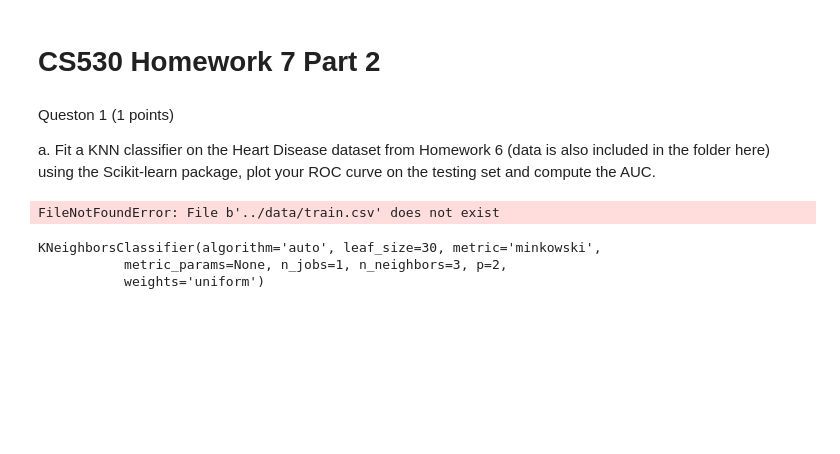
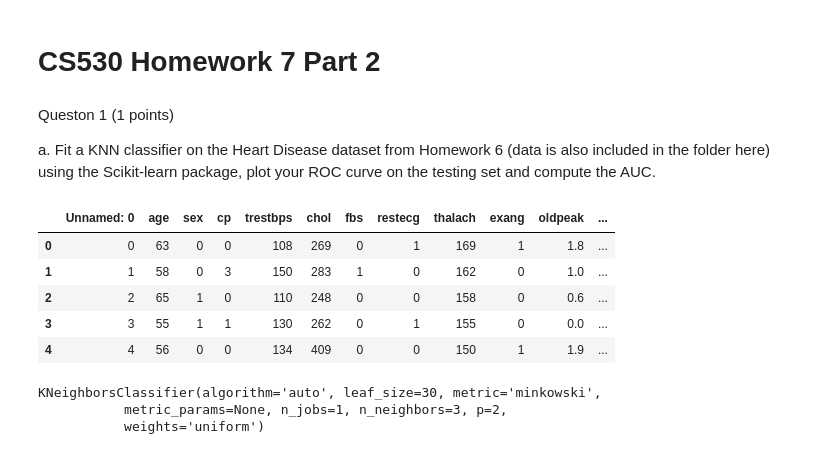
Before and after one commit to nayanika-g/knn, a Jupyter notebook: HW7_Part2_updated.ipynb, the cells around one changed output. Cells and saved outputs as stored; diff of their text form; code cells hidden in the pictures; blank space fills up the shorter version.

```diff
--- a/HW7_Part2_updated.ipynb
+++ b/HW7_Part2_updated.ipynb
@@ -7,10 +7,15 @@ a. Fit a KNN classifier on the Heart Disease dataset from Homework 6 (data is al
 # %%
 # Your code goes here
 import pandas as pd
-train = pd.read_csv('../data/train.csv')
+train = pd.read_csv("../hw7part2/train.csv")
 train.head()
 # %% [output]
-FileNotFoundError: File b'../data/train.csv' does not exist
+|  | Unnamed: 0 | age | sex | cp | trestbps | chol | fbs | restecg | thalach | exang | oldpeak | ... |
+| 0 | 0 | 63 | 0 | 0 | 108 | 269 | 0 | 1 | 169 | 1 | 1.8 | ... |
+| 1 | 1 | 58 | 0 | 3 | 150 | 283 | 1 | 0 | 162 | 0 | 1.0 | ... |
+| 2 | 2 | 65 | 1 | 0 | 110 | 248 | 0 | 0 | 158 | 0 | 0.6 | ... |
+| 3 | 3 | 55 | 1 | 1 | 130 | 262 | 0 | 1 | 155 | 0 | 0.0 | ... |
+| 4 | 4 | 56 | 0 | 0 | 134 | 409 | 0 | 0 | 150 | 1 | 1.9 | ... |
 # %%
 from sklearn.neighbors import KNeighborsClassifier
 model = KNeighborsClassifier(n_neighbors=3) #K=3
```
Also changed, not shown: parts of 7 cells of this notebook.
